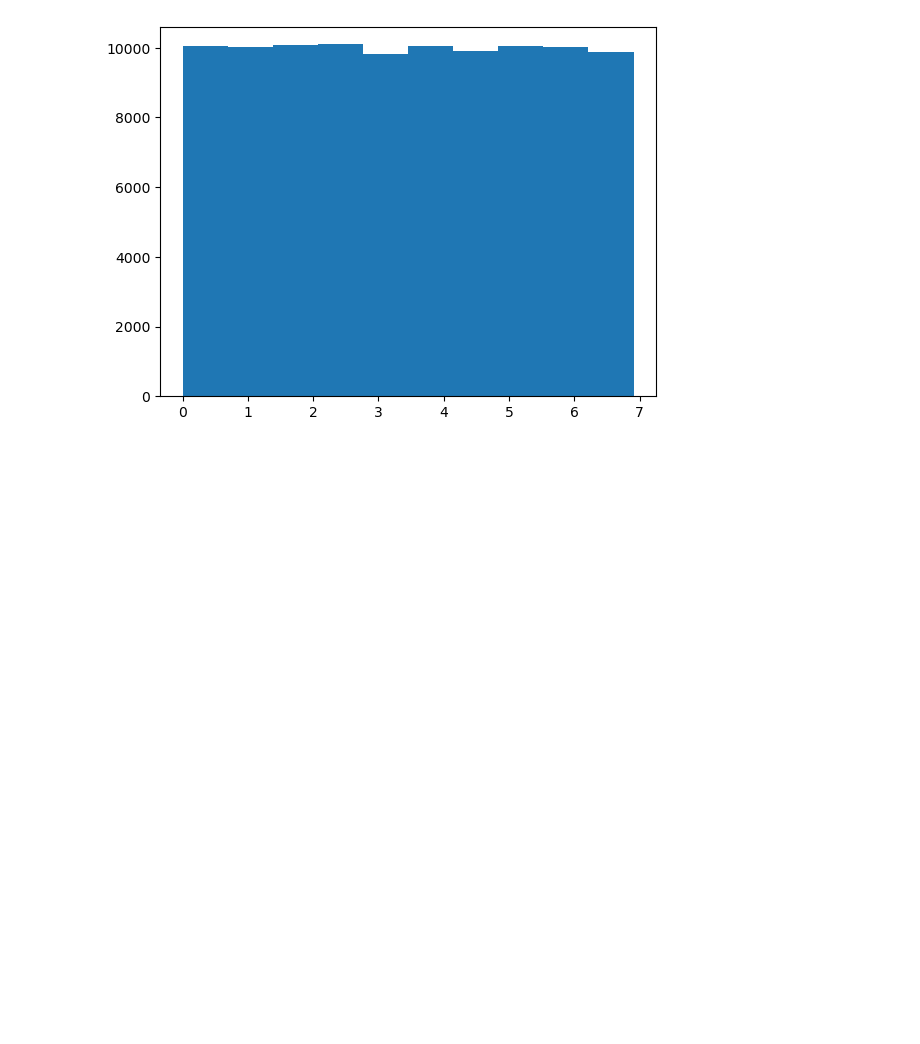
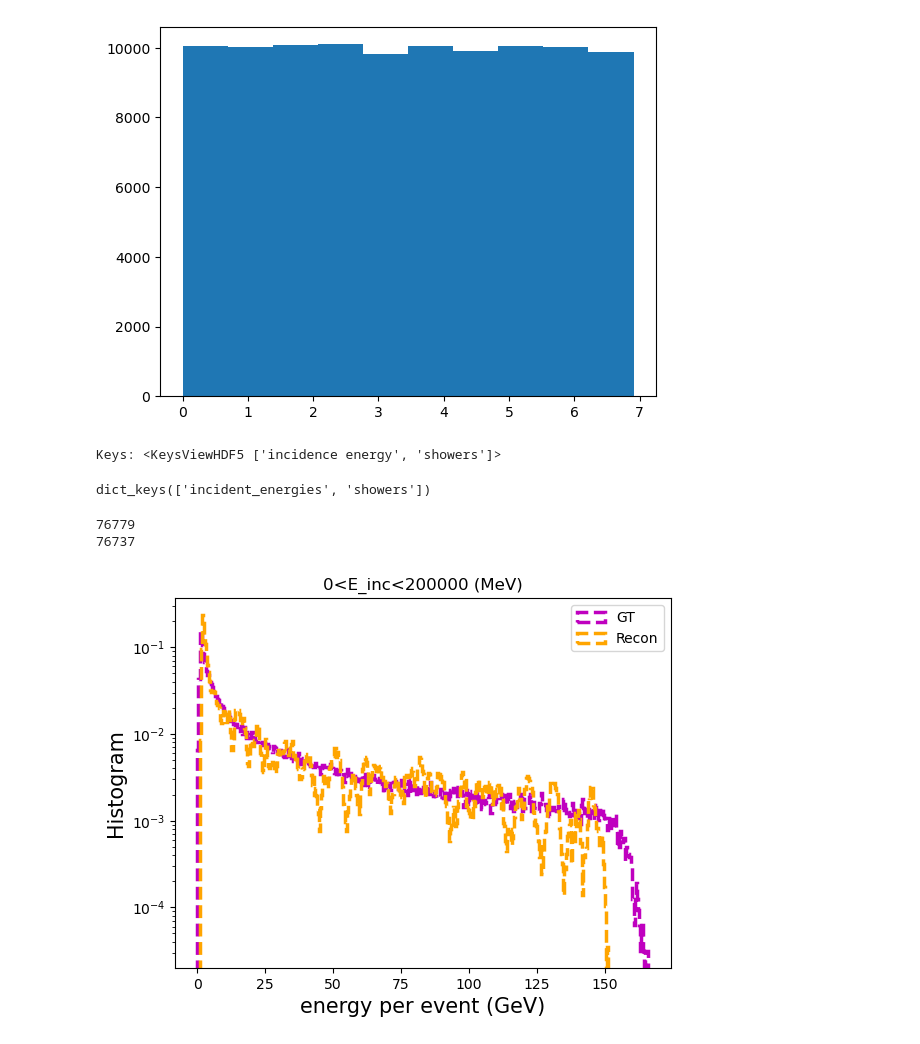
Before and after one commit to QaloSim/CaloQVAE, a Jupyter notebook: notebooks/newDL.ipynb, the cells around one changed output. Drawn from its saved outputs; the diff is of its cells as text; code cells hidden in the pictures; blank space fills up the shorter version.

Commit message:
rbm hist

```diff
--- a/notebooks/newDL.ipynb
+++ b/notebooks/newDL.ipynb
@@ -213,3 +213,54 @@ plt.hist(data_dict["incident_energies"].reshape(-1).divide(1000).log().numpy())
         5.52615020e+00, 6.21685063e+00, 6.90755105e+00]),
  <BarContainer object of 10 artists>)
 [figure]
+# %%
+import h5py
+import torch
+
+# Replace 'your_file.h5' with the path to your HDF5 file
+# file_path = '/raid/javier/Datasets/CaloVAE/data/atlas_dataset2and3/dataset_2_1.hdf5'
+file_path = '/raid/javier/Datasets/CaloVAE/data/synData/dataset2_synthetic_robust-tree-339.hdf5'
+data_dict = {}
+# Open the HDF5 file
+with h5py.File(file_path, 'r') as file:
+    # List all groups
+    print("Keys: %s" % file.keys())
+    for key in file.keys():
+        data_dict[key] = torch.tensor(file[key][:])
+
+#     a_group_key = list(file.keys())[0]
+
+#     # Get the data
+#     data = list(file[a_group_key])
+
+    # If you know the specific dataset you want to access, you can use
+    # dataset = file['dataset_name']  # 'dataset_name' is the name of your dataset
+    # data = dataset[:]  # Read the entire dataset
+
+    # Now, 'data' is a NumPy array containing the dataset's contents
+# %% [output]
+Keys: <KeysViewHDF5 ['incidence energy', 'showers']>
+# %%
+data_dict_atlas.keys()
+# %% [output]
+dict_keys(['incident_energies', 'showers'])
+# %%
+entarget_samples = data_dict['incidence energy']
+xgen_samples = data_dict['showers']
+
+entarget_samples_atlas = data_dict_atlas['incident_energies']
+xgen_samples_atlas = data_dict_atlas['showers']
+# %%
+E_right = 200000
+E_left = 0
+tmp = (entarget_samples < E_right) * (entarget_samples > E_left)
+idxEnFilter = (tmp == True).nonzero(as_tuple=True)[0]
+print(len(idxEnFilter))
+
+tmp_atlas = (entarget_samples_atlas < E_right) * (entarget_samples_atlas > E_left)
+idxEnFilter_atlas = (tmp_atlas == True).nonzero(as_tuple=True)[0]
+
+print(len(idxEnFilter_atlas))
+# %% [output]
+76779
+76737
@@ -215,0 +269,17 @@ plt.hist(data_dict["incident_energies"].reshape(-1).divide(1000).log().numpy())
+# %%
+# plt.hist(xtarget_samples[idxEnFilter,:].sum(dim=1).numpy()/1000, bins=10, log=True, histtype='stepfilled', linewidth=2.5, color="m", alpha=0.4, density=True)
+# plt.hist(xrecon_samples[idxEnFilter,:].sum(dim=1).numpy()/1000, bins=10, log=True, histtype='step', linewidth=2.5, color="m", linestyle="dashdot", density=True)
+plt.hist(xgen_samples_atlas[idxEnFilter_atlas,:].sum(dim=1).numpy()/1000, bins=400, log=True, histtype='step', linewidth=2.5, color="m", linestyle="dashed", density=True)
+plt.hist(xgen_samples[idxEnFilter,:].sum(dim=1).numpy()/1000, bins=400, log=True, histtype='step', linewidth=2.5, color="orange", linestyle="dashed", density=True)
+# plt.hist(xgen_samples_qpu[idxEnFilter,:].sum(dim=1).numpy()/1000, bins=10, log=True, histtype='step', linewidth=2.5, color="green", linestyle="dashed", density=True)
+
+plt.xlabel("energy per event (GeV)", fontsize=15)
+# plt.xscale('log')
+
+plt.ylabel("Histogram", fontsize=15)
+plt.legend(["GT", "Recon", "Sample", "Sample w/ QPU"])
+plt.title(f'{E_left}<E_inc<{E_right} (MeV)')
+# plt.savefig(f'/home/javier/Projects/CaloQVAE/figs/{modelname}/energy_slice_{modelname}_{arch}_{datascaled}_{part}.png')
+plt.show()
+# %% [output]
+[figure, added]
```
Also changed, not shown: parts of 1 cell of this notebook, 5 other files.
